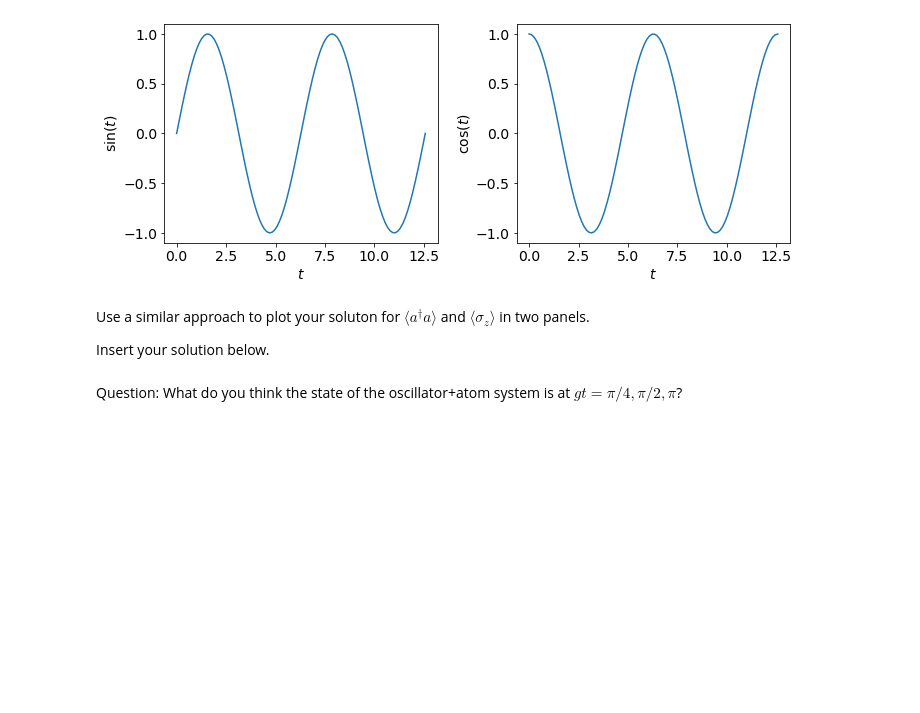
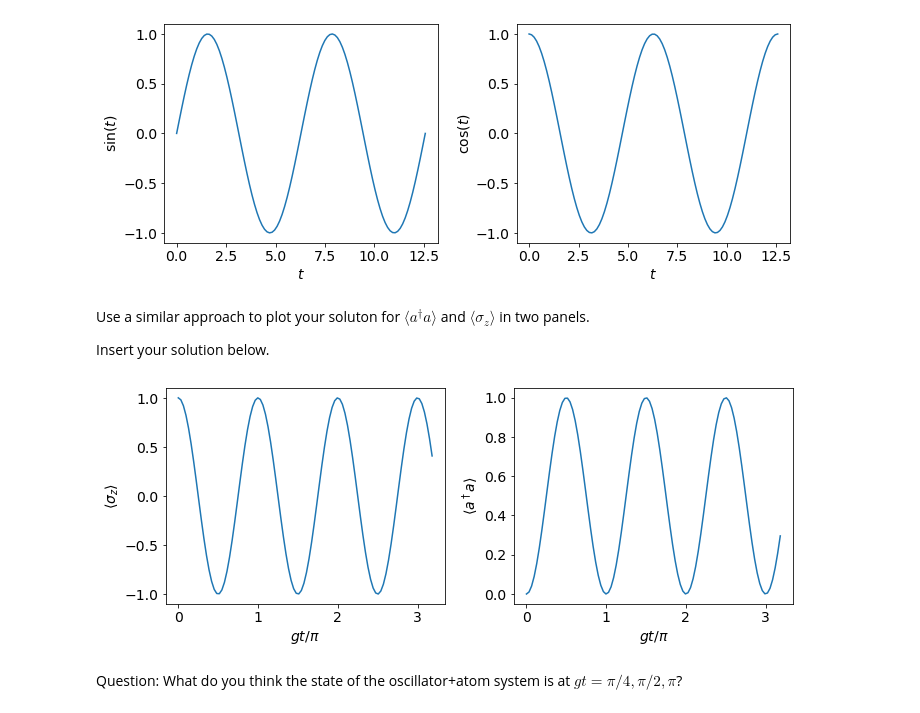
Before and after one commit to jmoo2880/honours-coursework, a Jupyter notebook: Notebook 1 - JC model.ipynb, the cells around one changed output. Drawn from its saved outputs; the diff is of its cells as text; code cells hidden in the pictures; blank space fills up the shorter version.

````diff
--- a/Notebook 1 - JC model.ipynb
+++ b/Notebook 1 - JC model.ipynb
@@ -205,3 +205,24 @@ Qobj data =
 ```
 
 Insert your solution below (you can add additional cells using the "+" button in the menubar).
+# %%
+w = wa = 10
+g = 1
+nmax = 3
+
+ground = qt.basis(2, 1) # atom ground state
+excited = qt.basis(2, 0) # atom excited state
+
+psi0 = qt.tensor(qt.basis(nmax, 0), excited)
+ida = qt.identity(2) # identity on atom
+idr = qt.identity(nmax) # identity on resonator
+a = qt.tensor(qt.destroy(nmax), ida) # annihilation operator
+
+sz = qt.tensor(idr, qt.sigmaz()) # Pauli z - tensor product with identity to scale up the dimensions to match
+sp = qt.tensor(idr, qt.sigmap()) # atom raising operator
+sm = qt.tensor(idr, qt.sigmam()) # atom lowering operator
+
+
+HJC = w * a.dag() * a + wa*sz/2 + g*(a * sp + a.dag() * sm)
+print(HJC)
+print(psi0)
@@ -353,3 +413,23 @@ Insert your solution below.
+# %%
+fig = plt.figure(figsize=(10, 4))  # create a new figure with desired size
+plt.rc('font', size=14)  # Use a larger font size than the default 10pt
+
+ax = fig.add_subplot(1, 2, 1)  # 1 row, 2 columns, subplot 1
+bx = fig.add_subplot(1, 2, 2)  # 1 row, 2 columns, subplot 2
+
+tlist = np.linspace(0, 4*np.pi, 100)
+ax.plot(output.times/np.pi, qt.expect(sz, output.states))
+bx.plot(output.times/np.pi, qt.expect(a.dag() * a, output.states))
+
+
+ax.set_xlabel(r'$gt/\pi$')
+ax.set_ylabel(r'$\langle \sigma_z \rangle$')
+bx.set_xlabel(r'$gt/\pi$')
+bx.set_ylabel(r'$\langle a^\dagger a \rangle$')
+
+plt.tight_layout()
+# %% [output]
+[figure, added]
 # %% [markdown]
 Question: What do you think the state of the oscillator+atom system is at $gt=\pi/4, \pi/2, \pi$?
 # %% [markdown]
````
Also changed, not shown: parts of 7 cells of this notebook, 1 other file.
